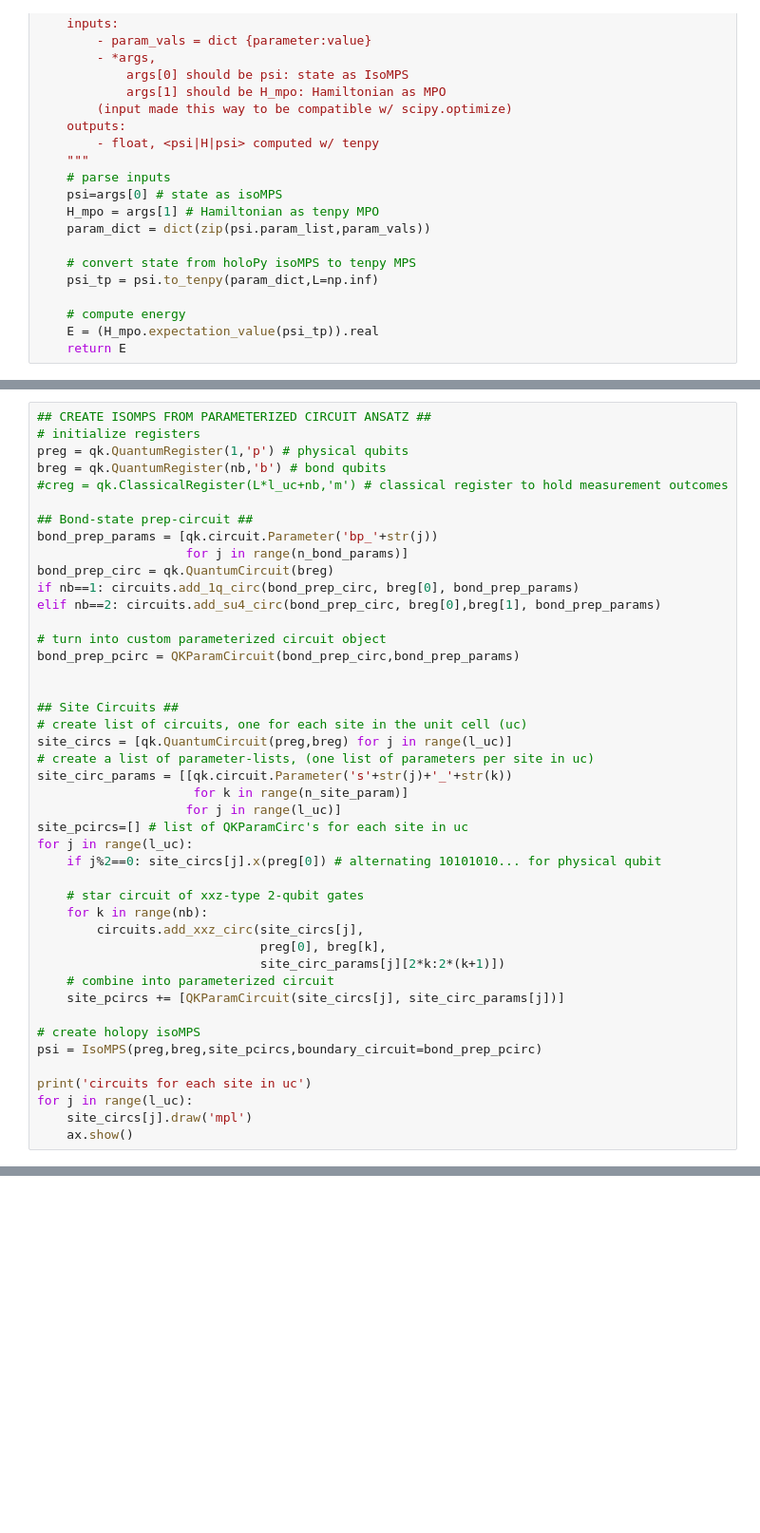
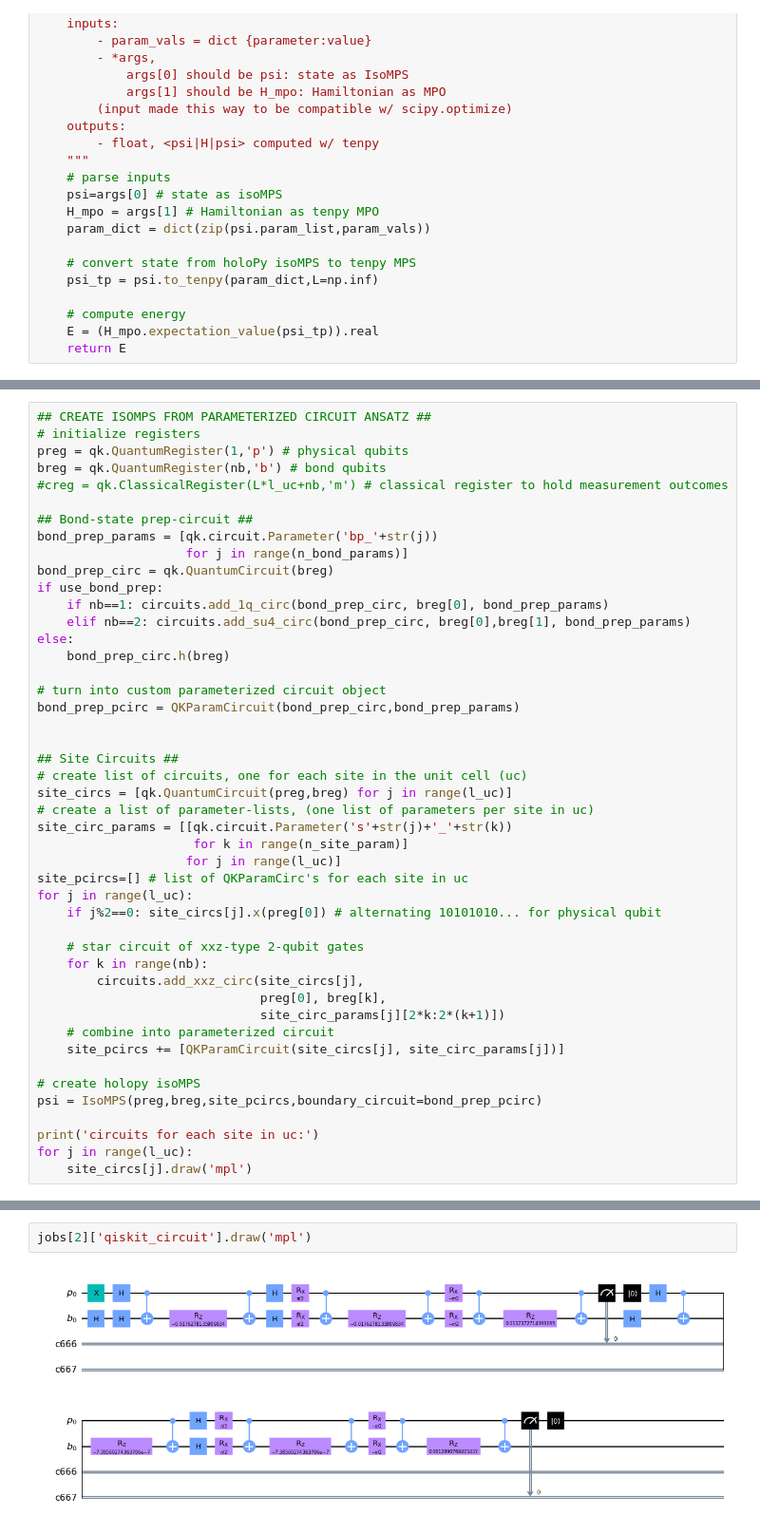
Before and after one commit to andrewcpotter/holopy, a Jupyter notebook: demos/holovqe_xxz_v2.ipynb, the cells around one changed output, grey strips where cells are left out. Shown at 95% size. Cells and saved outputs as stored; diff of their text form; blank space fills up the shorter version.

```diff
--- a/demos/holovqe_xxz_v2.ipynb
+++ b/demos/holovqe_xxz_v2.ipynb
@@ -86,8 +90,11 @@ breg = qk.QuantumRegister(nb,'b') # bond qubits
 bond_prep_params = [qk.circuit.Parameter('bp_'+str(j))
                     for j in range(n_bond_params)]
 bond_prep_circ = qk.QuantumCircuit(breg)
-if nb==1: circuits.add_1q_circ(bond_prep_circ, breg[0], bond_prep_params)
-elif nb==2: circuits.add_su4_circ(bond_prep_circ, breg[0],breg[1], bond_prep_params)
+if use_bond_prep:
+    if nb==1: circuits.add_1q_circ(bond_prep_circ, breg[0], bond_prep_params)
+    elif nb==2: circuits.add_su4_circ(bond_prep_circ, breg[0],breg[1], bond_prep_params)
+else:
+    bond_prep_circ.h(breg)
 
 # turn into custom parameterized circuit object
 bond_prep_pcirc = QKParamCircuit(bond_prep_circ,bond_prep_params)
@@ -115,8 +122,7 @@ for j in range(l_uc):
 # create holopy isoMPS
 psi = IsoMPS(preg,breg,site_pcircs,boundary_circuit=bond_prep_pcirc)
 
-print('circuits for each site in uc')
+print('circuits for each site in uc:')
 for j in range(l_uc):
     site_circs[j].draw('mpl')
-    ax.show()
 # %% [output]
@@ -150,0 +294,4 @@ Optimized energy = -1.9999999999922387
+# %%
+jobs[2]['qiskit_circuit'].draw('mpl')
+# %% [output]
+[figure, added]
```
Also changed, not shown: parts of 9 cells of this notebook.
